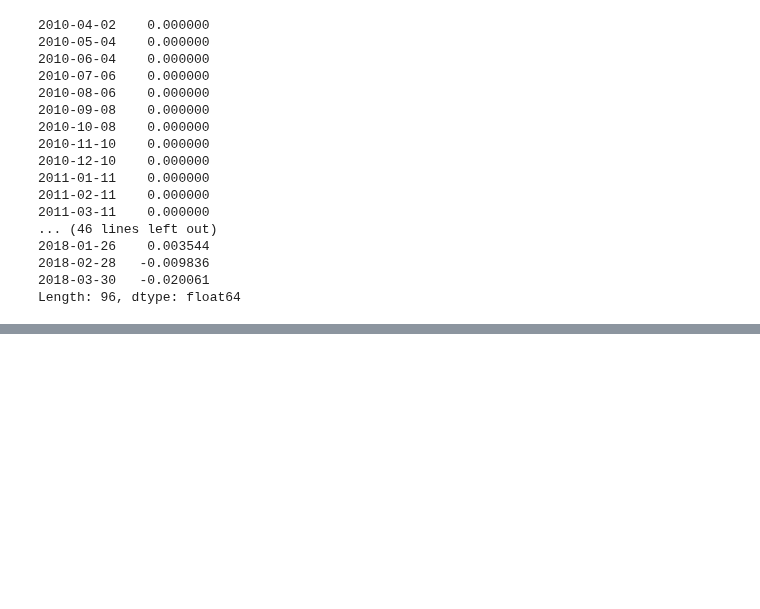
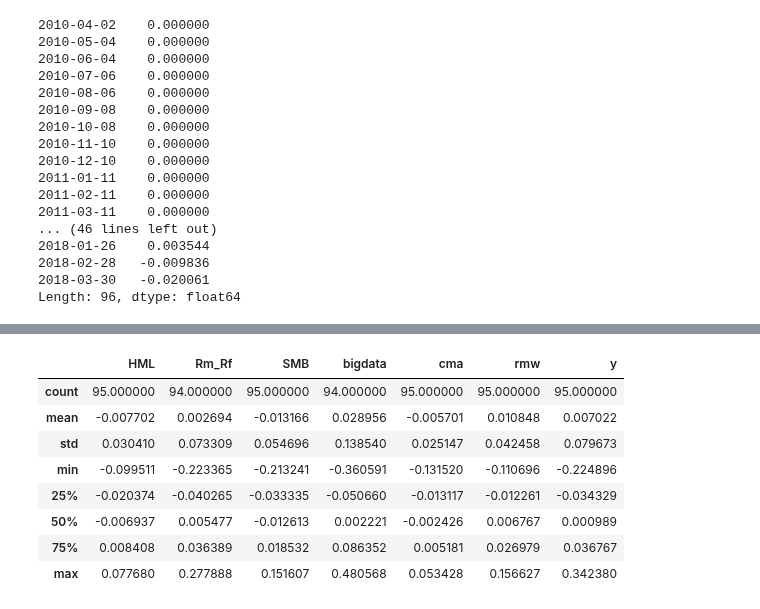
Before and after one commit to brainee/fama, a Jupyter notebook: fama5/zy-fama-frech-4-generial.ipynb, the cells around one changed output, grey strips where cells are left out. Drawn from its saved outputs; the diff is of its cells as text; code cells hidden in the pictures; blank space fills up the shorter version.

```diff
--- a/fama5/zy-fama-frech-4-generial.ipynb
+++ b/fama5/zy-fama-frech-4-generial.ipynb
@@ -546,3 +546,6 @@ def get_factor_smb(index_date,factor_data,return_data,df_market_cap,recordnan=re
         factor_2group=get_2group(index_date,factor_data,recordnan)
         factor=get_3group_factor(index_date,factor_2group,return_data,df_market_cap,recordnan,factor_type="smb")
     return factor
+# %%
+hml=get_factor_hml(index_date,btm,return_data,df_market_cap,recordnan_withstk)
+hml
@@ -789,17 +636,0 @@ nan_map={}
-# %%
-# return_data2=return_data.fillna(0)
-# df_market_cap2=df_market_cap.fillna(0)
-
-# return_data recordnan_withstk
-smb=get_smb(index_date,stocks,return_data,df_market_cap,recordnan_withstk)
-smb
-# 2017-10-24   -0.022904
-# 2017-11-24   -0.018079
-# 2017-12-26   -0.000116
-# 2018-01-26   -0.079003
-# 2018-02-28    0.051783
-# 2018-03-30    0.015532
-# dd={"aa":11}
-# dd[pd.Timestamp('2018-8-27')]=33
-# pd.Timestamp('2018-8-27') in dd
-# dd
@@ -810,21 +637,3 @@ smb
-# %%
-# get_div_point(index_date,df_market_cap,btm2)
-# np.percentile(list(btm.iloc[0]),30)
-data_mode=""
-#hml采用过滤后的股票列表
-hml=get_hml(index_date,stocks,return_data,df_market_cap,btm,recordnan_withstk)
-
-#btm不做调整的计算
-# btm.fillna(0)
-# hml=get_hml(index_date,stocks,return_data,df_market_cap,btm)
-data_mode=data_mode_global
-hml
-# 2017-10-24   -0.011637
-# 2017-11-24   -0.009626
-# 2017-12-26   -0.013835
-# 2018-01-26    0.044800
-# 2018-02-28   -0.033500
-# 2018-03-30   -0.034931
 # %%
 #market (HuShen300)
 def get_hs_market(data_starttime,data_endtime):
@@ -997,13 +922,23 @@ def get_df_xy(index_date,factors):
     df_xy = df_xy[:data_count-1]
     return df_xy
 # %%
-df_xy=get_df_xy(index_date,{"y":y,"Rm_Rf":Rm_Rf,'SMB':smb,'HML':hml,"bigdata":s_bigdata_r})
+df_xy=get_df_xy(index_date,{"y":y,"Rm_Rf":Rm_Rf,'SMB':smb,'HML':hml,"bigdata":s_bigdata_r,'rmw':rmw,'cma':cma})
 # df_X=get_df_X(index_date,{"Rm_Rf":Rm_Rf,'SMB':smb,'HML':hml})
 df_xy.index.name="date"
 df_xy.describe()
 # df_xy.corr(method='pearson')
 # df_xy.plot()
 # df_xy.values
+# %% [output]
+|  | HML | Rm_Rf | SMB | bigdata | cma | rmw | y |
+| count | 95.000000 | 94.000000 | 95.000000 | 94.000000 | 95.000000 | 95.000000 | 95.000000 |
+| mean | -0.007702 | 0.002694 | -0.013166 | 0.028956 | -0.005701 | 0.010848 | 0.007022 |
+| std | 0.030410 | 0.073309 | 0.054696 | 0.138540 | 0.025147 | 0.042458 | 0.079673 |
+| min | -0.099511 | -0.223365 | -0.213241 | -0.360591 | -0.131520 | -0.110696 | -0.224896 |
+| 25% | -0.020374 | -0.040265 | -0.033335 | -0.050660 | -0.013117 | -0.012261 | -0.034329 |
+| 50% | -0.006937 | 0.005477 | -0.012613 | 0.002221 | -0.002426 | 0.006767 | 0.000989 |
+| 75% | 0.008408 | 0.036389 | 0.018532 | 0.086352 | 0.005181 | 0.026979 | 0.036767 |
+| max | 0.077680 | 0.277888 | 0.151607 | 0.480568 | 0.053428 | 0.156627 | 0.342380 |
 # %%
 import statsmodels.formula.api as smf
 import statsmodels.api as sm
```
Also changed, not shown: parts of 18 cells of this notebook.
